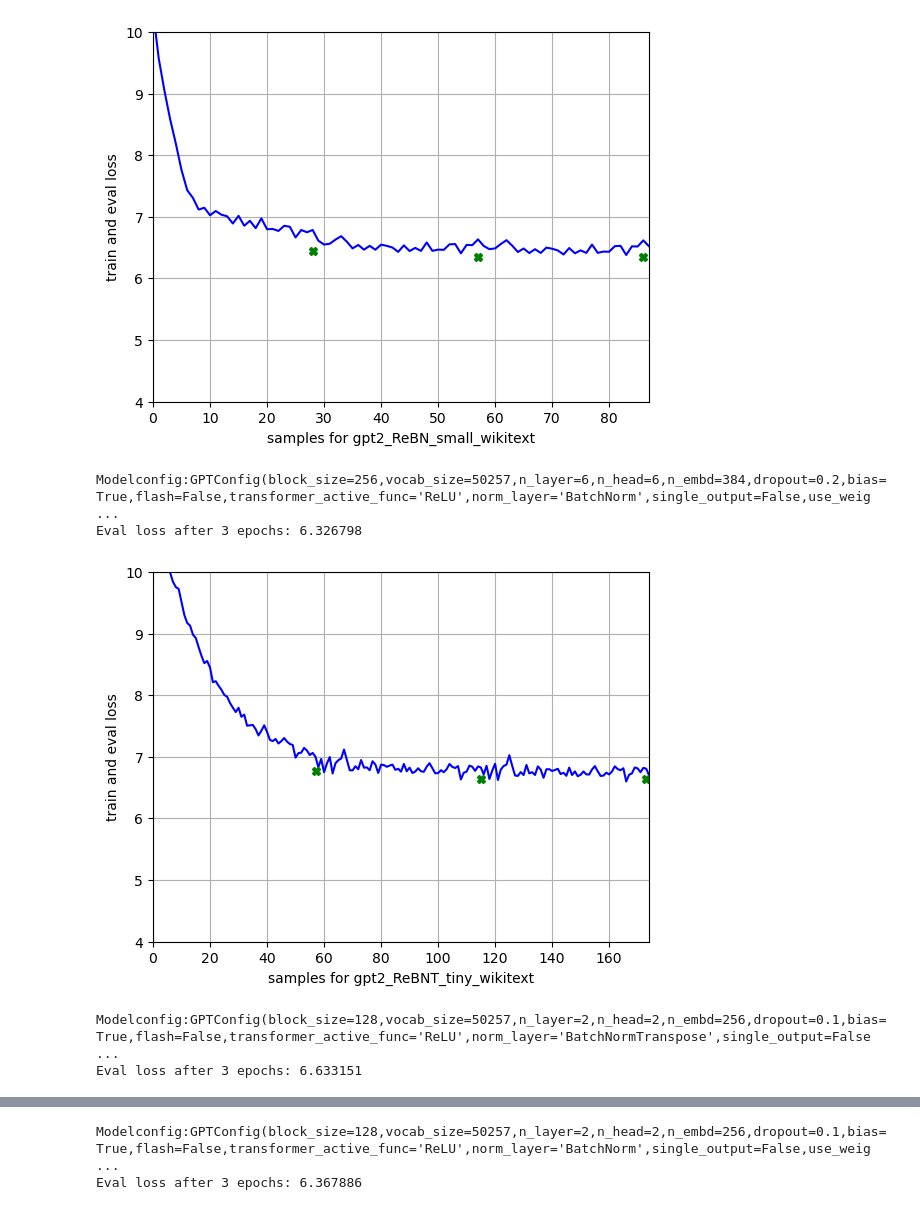
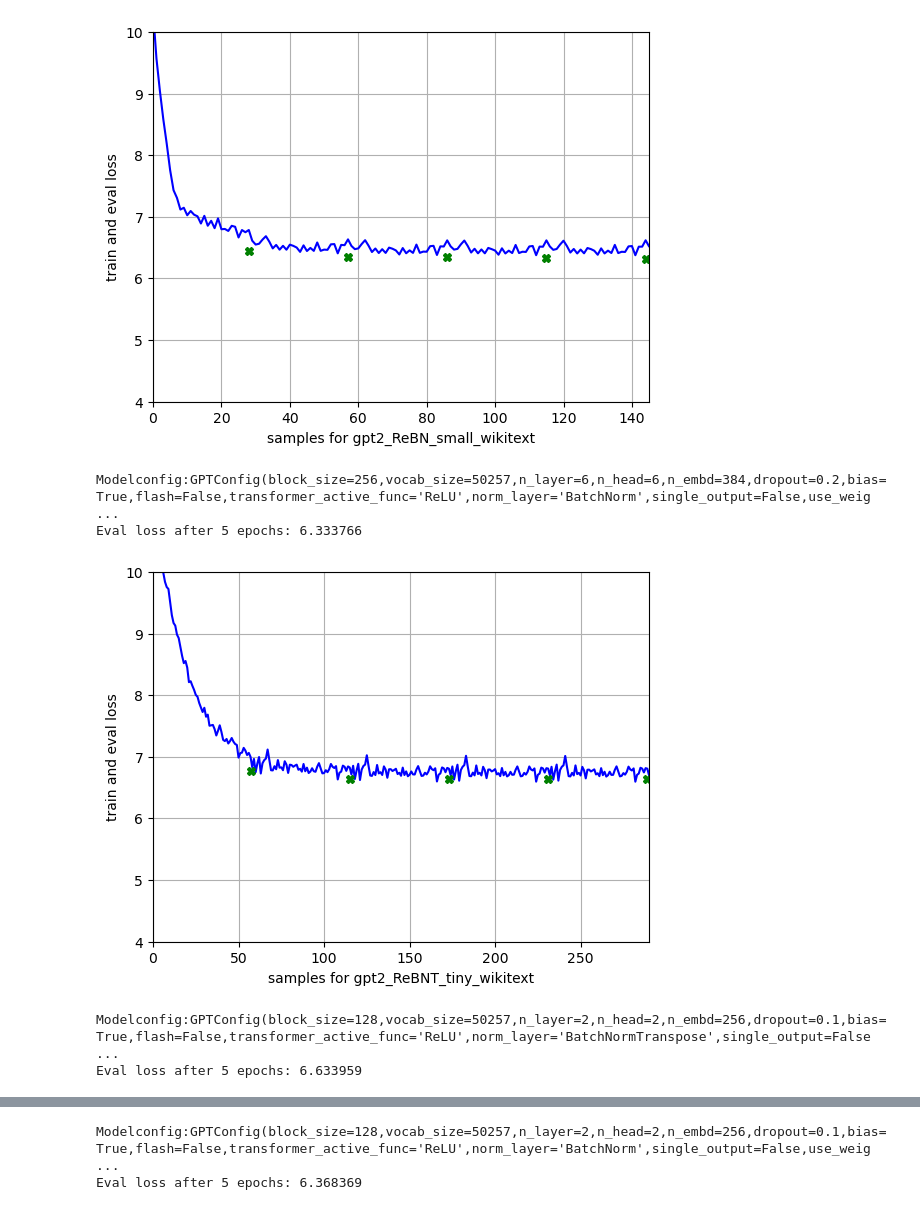
Before and after one commit to fhswf/eki-transformer-dev, a Jupyter notebook: scripts/plot.ipynb, the cells around one changed output, grey strips where cells are left out. Drawn from its saved outputs; the diff is of its cells as text; code cells hidden in the pictures.

Commit message:
plotting

```diff
--- a/scripts/plot.ipynb
+++ b/scripts/plot.ipynb
@@ -10,37 +10,37 @@ with open("test2.toml", "rb") as f:
     # toml_dict keys: run: [] : config, params, train_loss, eval_iter, eval_loss, eval_loss_last_train, checkpoints, export
 
     for i, run in enumerate(toml_dict['runs']):
         train_x_points = np.arange(len(run['train_loss']))
         train_y_points = np.array(run['train_loss'])
 
         eval_x_points = train_x_points
         eval_y_points = np.empty(train_y_points.size)
         eval_y_points[:] = np.nan
         eval_y_points = eval_y_points.astype(np.double)
 
         eval_point_mask = np.isnan(eval_y_points)
         for j,l in enumerate(run['eval_loss']):
             eval_y_points[(j+1)*run['eval_iter'] - 1 ] = l
 
         plt.plot(train_x_points, train_y_points, 'b', linestyle='-')
         plt.plot(eval_x_points[eval_point_mask], eval_y_points[eval_point_mask], 'g', marker='X',  linestyle='')
 
-        num_epochs = 3
+        num_epochs = 5
         iter_display_limit = run['eval_iter'] * num_epochs
         print(run['export'])
 
         plt.xlabel(f"samples for {'_'.join(run['checkpoints'][0].split('/')[-1].split('_')[1:5])}")
         plt.ylabel('train and eval loss')
         plt.ylim(4, 10)
         plt.xlim(0, iter_display_limit)
         plt.grid()
         plt.show()
         print(f"{run['config']}")
         print(f"Eval loss after {num_epochs} epochs: {run['eval_loss'][num_epochs]}")
 # %% [output]
-[figure, old version]
+[figure, new version]
 Modelconfig:GPTConfig(block_size=256,vocab_size=50257,n_layer=6,n_head=6,n_embd=384,dropout=0.2,bias=True,flash=False,transformer_active_func='ReLU',norm_layer='BatchNorm',single_output=False,use_weig ...
-Eval loss after 3 epochs: 6.326798
+Eval loss after 5 epochs: 6.333766
-[figure, old version]
+[figure, new version]
 Modelconfig:GPTConfig(block_size=128,vocab_size=50257,n_layer=2,n_head=2,n_embd=256,dropout=0.1,bias=True,flash=False,transformer_active_func='ReLU',norm_layer='BatchNormTranspose',single_output=False ...
-Eval loss after 3 epochs: 6.633151
+Eval loss after 5 epochs: 6.633959
@@ -48,2 +48,2 @@ Eval loss after 3 epochs: 6.633151
 Modelconfig:GPTConfig(block_size=128,vocab_size=50257,n_layer=2,n_head=2,n_embd=256,dropout=0.1,bias=True,flash=False,transformer_active_func='ReLU',norm_layer='BatchNorm',single_output=False,use_weig ...
-Eval loss after 3 epochs: 6.367886
+Eval loss after 5 epochs: 6.368369
```
Also changed, not shown: parts of 2 cells of this notebook.
